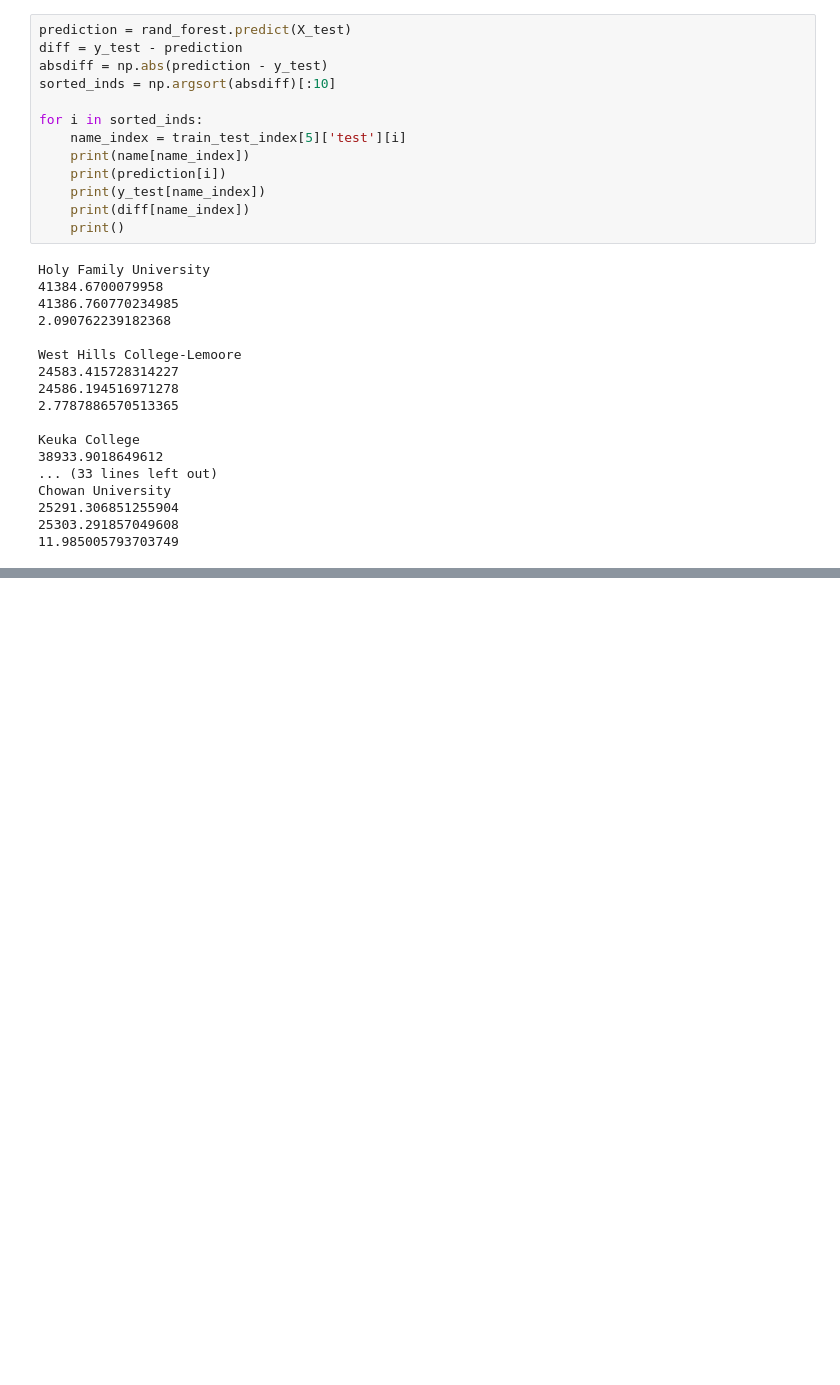
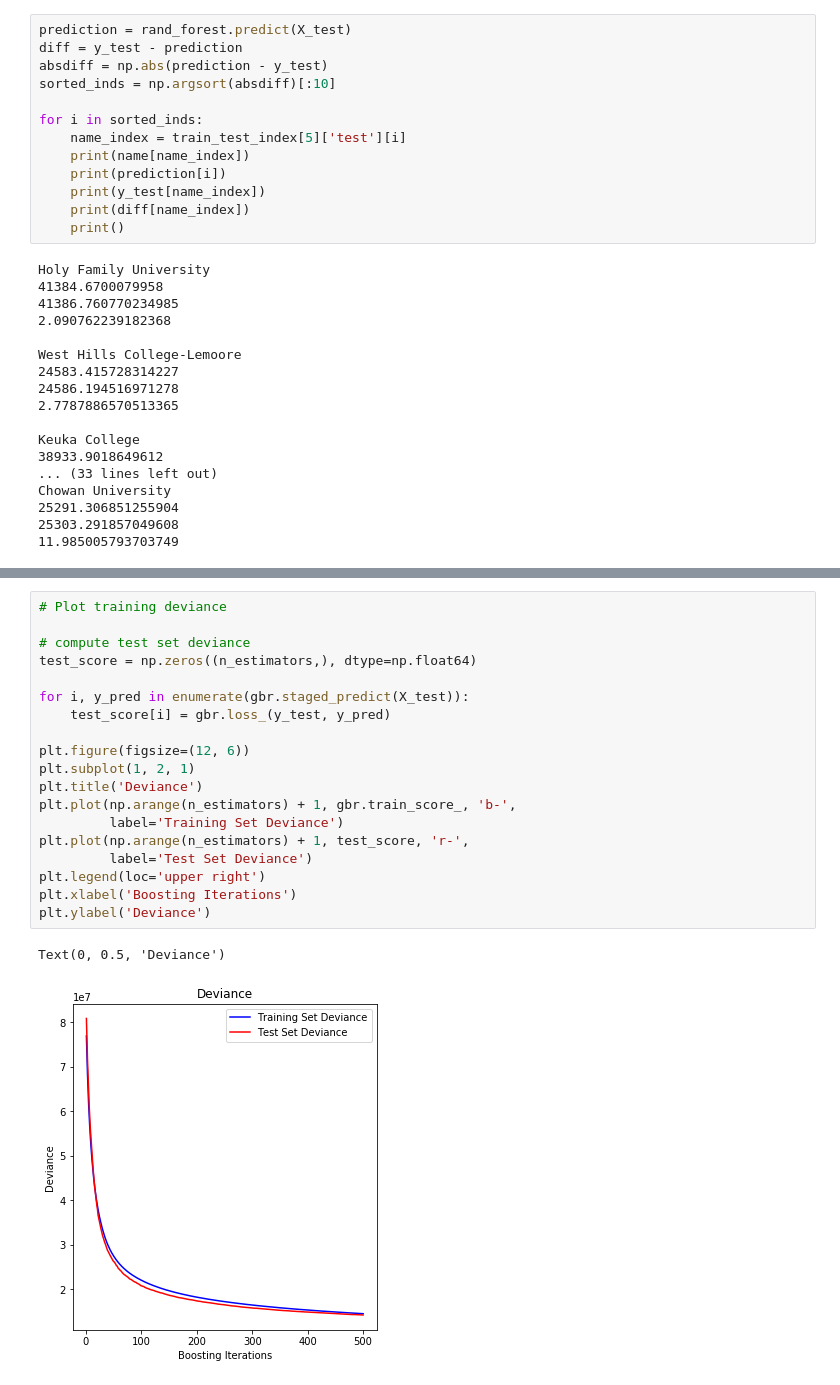
Before and after one commit to aidanclaffey/dsga-1001-college-scorecard, a Jupyter notebook: Model_evaluation.ipynb, the cells around one changed output, grey strips where cells are left out. Cells and saved outputs as stored; diff of their text form; blank space fills up the shorter version.

```diff
--- a/Model_evaluation.ipynb
+++ b/Model_evaluation.ipynb
@@ -514,0 +602,22 @@ Chowan University
+# %%
+# Plot training deviance
+
+# compute test set deviance
+test_score = np.zeros((n_estimators,), dtype=np.float64)
+
+for i, y_pred in enumerate(gbr.staged_predict(X_test)):
+    test_score[i] = gbr.loss_(y_test, y_pred)
+
+plt.figure(figsize=(12, 6))
+plt.subplot(1, 2, 1)
+plt.title('Deviance')
+plt.plot(np.arange(n_estimators) + 1, gbr.train_score_, 'b-',
+         label='Training Set Deviance')
+plt.plot(np.arange(n_estimators) + 1, test_score, 'r-',
+         label='Test Set Deviance')
+plt.legend(loc='upper right')
+plt.xlabel('Boosting Iterations')
+plt.ylabel('Deviance')
+# %% [output]
+Text(0, 0.5, 'Deviance')
+[figure, added]
```
Also changed, not shown: parts of 5 cells of this notebook.
